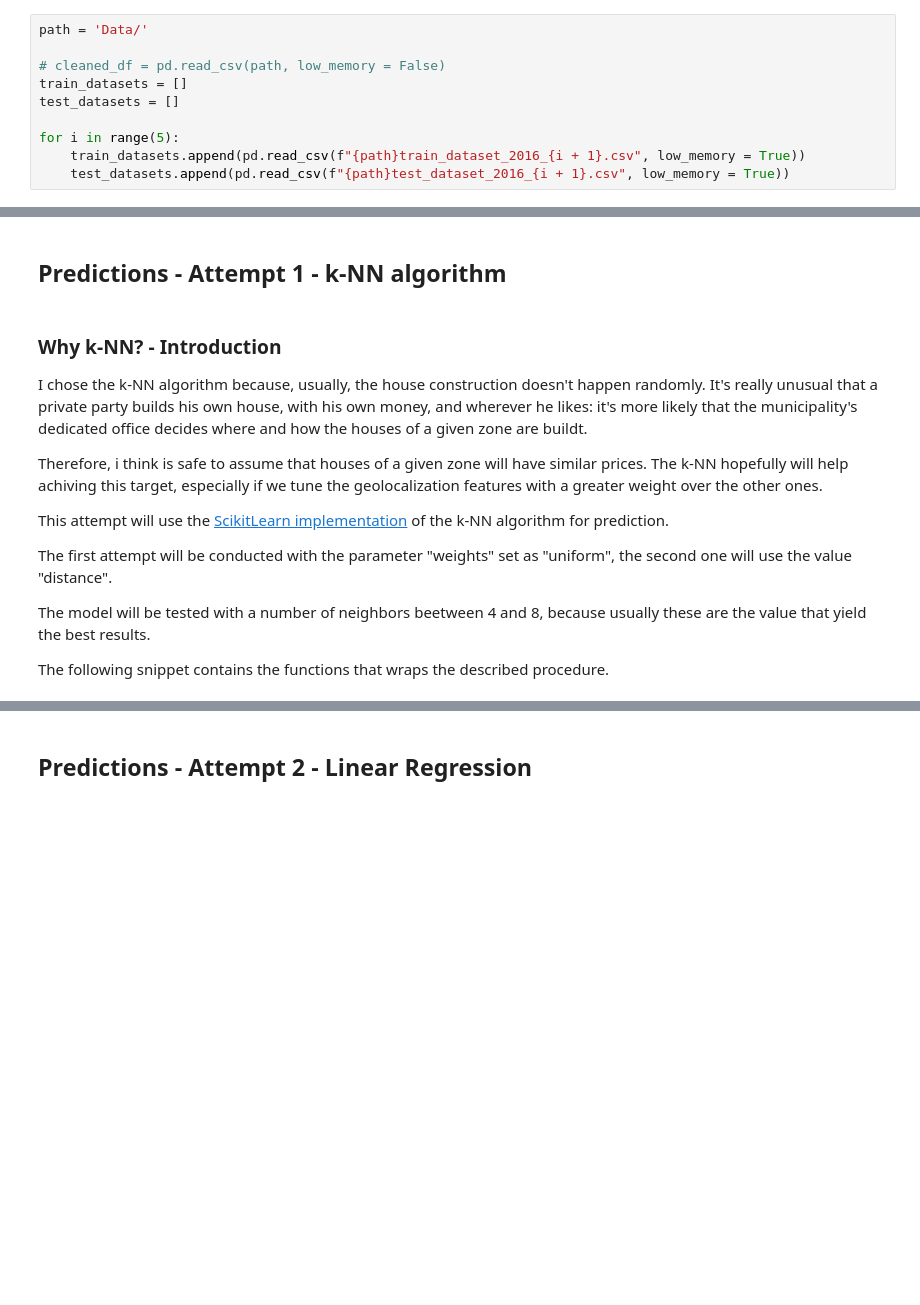
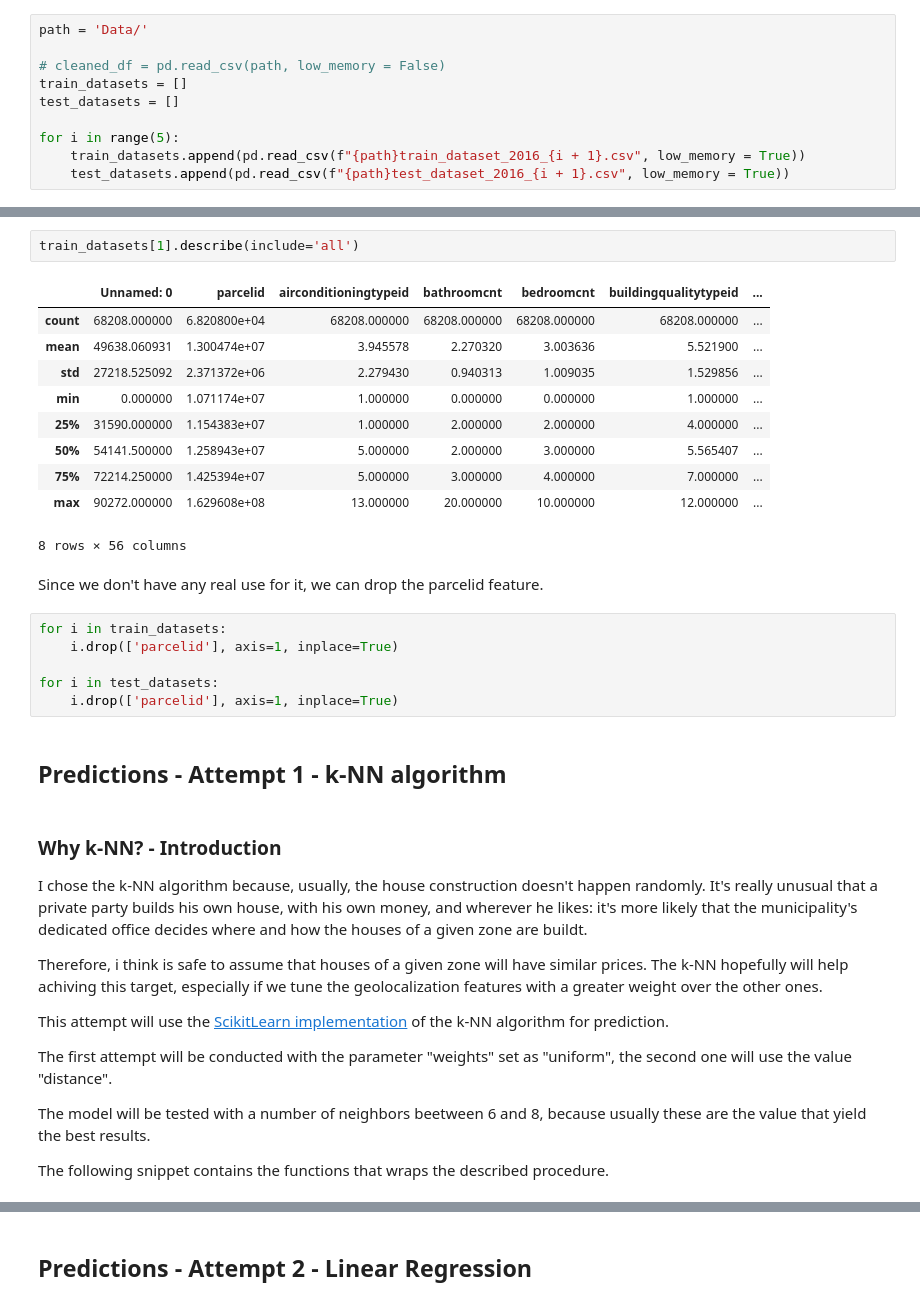
Before and after one commit to ProgettoDWM2022/Zillow, a Jupyter notebook: Prediction - Simonato.ipynb, the cells around one changed output, grey strips where cells are left out. Drawn from its saved outputs; the diff is of its cells as text; blank space fills up the shorter version.

```diff
--- a/Prediction - Simonato.ipynb
+++ b/Prediction - Simonato.ipynb
@@ -34,3 +37,24 @@ for i in range(5):
+# %%
+train_datasets[1].describe(include='all')
+# %% [output]
+|  | Unnamed: 0 | parcelid | airconditioningtypeid | bathroomcnt | bedroomcnt | buildingqualitytypeid | ... |
+| count | 68208.000000 | 6.820800e+04 | 68208.000000 | 68208.000000 | 68208.000000 | 68208.000000 | ... |
+| mean | 49638.060931 | 1.300474e+07 | 3.945578 | 2.270320 | 3.003636 | 5.521900 | ... |
+| std | 27218.525092 | 2.371372e+06 | 2.279430 | 0.940313 | 1.009035 | 1.529856 | ... |
+| min | 0.000000 | 1.071174e+07 | 1.000000 | 0.000000 | 0.000000 | 1.000000 | ... |
+| 25% | 31590.000000 | 1.154383e+07 | 1.000000 | 2.000000 | 2.000000 | 4.000000 | ... |
+| 50% | 54141.500000 | 1.258943e+07 | 5.000000 | 2.000000 | 3.000000 | 5.565407 | ... |
+| 75% | 72214.250000 | 1.425394e+07 | 5.000000 | 3.000000 | 4.000000 | 7.000000 | ... |
+| max | 90272.000000 | 1.629608e+08 | 13.000000 | 20.000000 | 10.000000 | 12.000000 | ... |
+8 rows × 56 columns
+# %% [markdown]
+Since we don't have any real use for it, we can drop the parcelid feature.
+# %%
+for i in train_datasets:
+    i.drop(['parcelid'], axis=1, inplace=True)
+
+for i in test_datasets:
+    i.drop(['parcelid'], axis=1, inplace=True)
 # %% [markdown]
 ## Predictions - Attempt 1 - k-NN algorithm
 # %% [markdown]
@@ -43,7 +67,7 @@ This attempt will use the [ScikitLearn implementation](https://scikit-learn.org/
 
 The first attempt will be conducted with the parameter "weights" set as "uniform", the second one will use the value "distance".
 
-The model will be tested with a number of neighbors beetween 4 and 8, because usually these are the value that yield the best results.
+The model will be tested with a number of neighbors beetween 6 and 8, because usually these are the value that yield the best results.
 
 The following snippet contains the functions that wraps the described procedure.
 # %%
```
Also changed, not shown: parts of 23 cells of this notebook, 1 other file.
